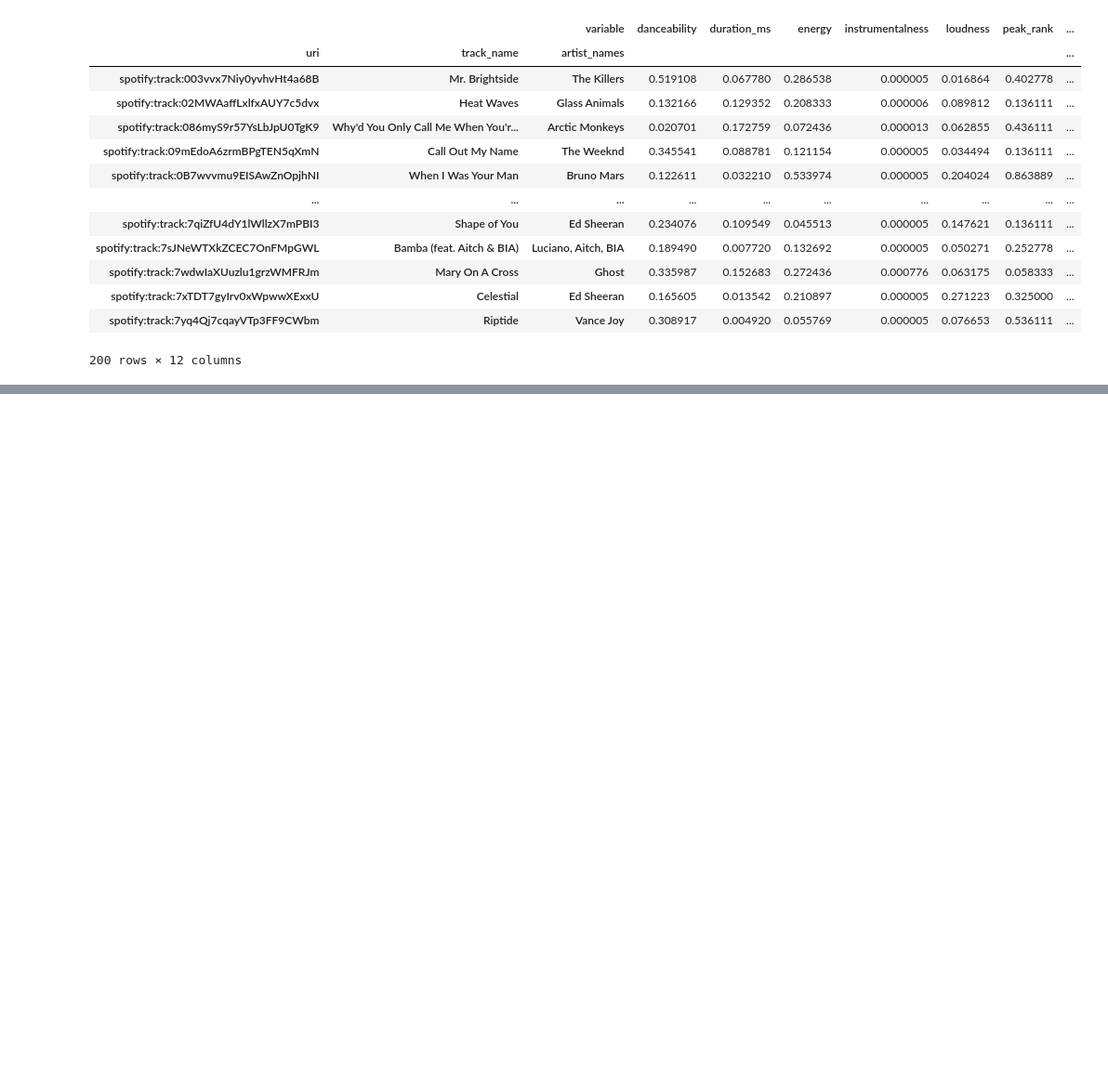
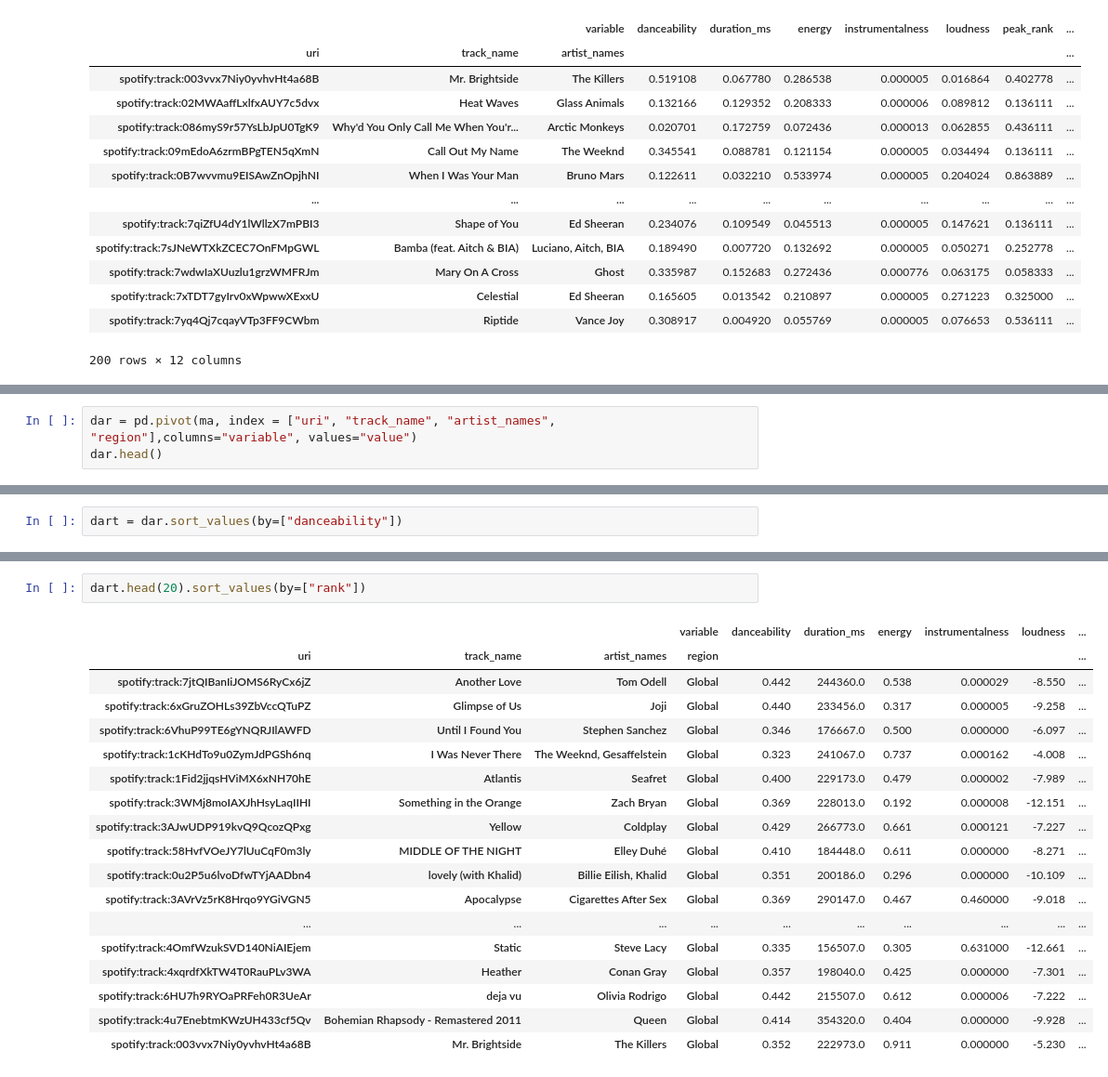
Before and after one commit to aeroniemi/sdpa-coursework, a Jupyter notebook: dataAnalytics/round3.ipynb, the cells around one changed output, grey strips where cells are left out. Shown at 93% size. Cells and saved outputs as stored; diff of their text form; blank space fills up the shorter version.

```diff
--- a/dataAnalytics/round3.ipynb
+++ b/dataAnalytics/round3.ipynb
@@ -347,0 +363,3 @@ list(mawnds.columns)
+# %%
+dar = pd.pivot(ma, index = ["uri", "track_name", "artist_names", "region"],columns="variable", values="value")
+dar.head()
@@ -347,0 +381,2 @@ list(mawnds.columns)
+# %%
+dart = dar.sort_values(by=["danceability"])
@@ -347,0 +419,21 @@ list(mawnds.columns)
+# %%
+dart.head(20).sort_values(by=["rank"])
+# %% [output]
+|  |  |  | variable | danceability | duration_ms | energy | instrumentalness | loudness | ... |
+| uri | track_name | artist_names | region |  |  |  |  |  | ... |
+| spotify:track:7jtQIBanIiJOMS6RyCx6jZ | Another Love | Tom Odell | Global | 0.442 | 244360.0 | 0.538 | 0.000029 | -8.550 | ... |
+| spotify:track:6xGruZOHLs39ZbVccQTuPZ | Glimpse of Us | Joji | Global | 0.440 | 233456.0 | 0.317 | 0.000005 | -9.258 | ... |
+| spotify:track:6VhuP99TE6gYNQRJIlAWFD | Until I Found You | Stephen Sanchez | Global | 0.346 | 176667.0 | 0.500 | 0.000000 | -6.097 | ... |
+| spotify:track:1cKHdTo9u0ZymJdPGSh6nq | I Was Never There | The Weeknd, Gesaffelstein | Global | 0.323 | 241067.0 | 0.737 | 0.000162 | -4.008 | ... |
+| spotify:track:1Fid2jjqsHViMX6xNH70hE | Atlantis | Seafret | Global | 0.400 | 229173.0 | 0.479 | 0.000002 | -7.989 | ... |
+| spotify:track:3WMj8moIAXJhHsyLaqIIHI | Something in the Orange | Zach Bryan | Global | 0.369 | 228013.0 | 0.192 | 0.000008 | -12.151 | ... |
+| spotify:track:3AJwUDP919kvQ9QcozQPxg | Yellow | Coldplay | Global | 0.429 | 266773.0 | 0.661 | 0.000121 | -7.227 | ... |
+| spotify:track:58HvfVOeJY7lUuCqF0m3ly | MIDDLE OF THE NIGHT | Elley Duhé | Global | 0.410 | 184448.0 | 0.611 | 0.000000 | -8.271 | ... |
+| spotify:track:0u2P5u6lvoDfwTYjAADbn4 | lovely (with Khalid) | Billie Eilish, Khalid | Global | 0.351 | 200186.0 | 0.296 | 0.000000 | -10.109 | ... |
+| spotify:track:3AVrVz5rK8Hrqo9YGiVGN5 | Apocalypse | Cigarettes After Sex | Global | 0.369 | 290147.0 | 0.467 | 0.460000 | -9.018 | ... |
+| ... | ... | ... | ... | ... | ... | ... | ... | ... | ... |
+| spotify:track:4OmfWzukSVD140NiAIEjem | Static | Steve Lacy | Global | 0.335 | 156507.0 | 0.305 | 0.631000 | -12.661 | ... |
+| spotify:track:4xqrdfXkTW4T0RauPLv3WA | Heather | Conan Gray | Global | 0.357 | 198040.0 | 0.425 | 0.000000 | -7.301 | ... |
+| spotify:track:6HU7h9RYOaPRFeh0R3UeAr | deja vu | Olivia Rodrigo | Global | 0.442 | 215507.0 | 0.612 | 0.000006 | -7.222 | ... |
+| spotify:track:4u7EnebtmKWzUH433cf5Qv | Bohemian Rhapsody - Remastered 2011 | Queen | Global | 0.414 | 354320.0 | 0.404 | 0.000000 | -9.928 | ... |
+| spotify:track:003vvx7Niy0yvhvHt4a68B | Mr. Brightside | The Killers | Global | 0.352 | 222973.0 | 0.911 | 0.000000 | -5.230 | ... |
```
Also changed, not shown: parts of 23 cells of this notebook.
